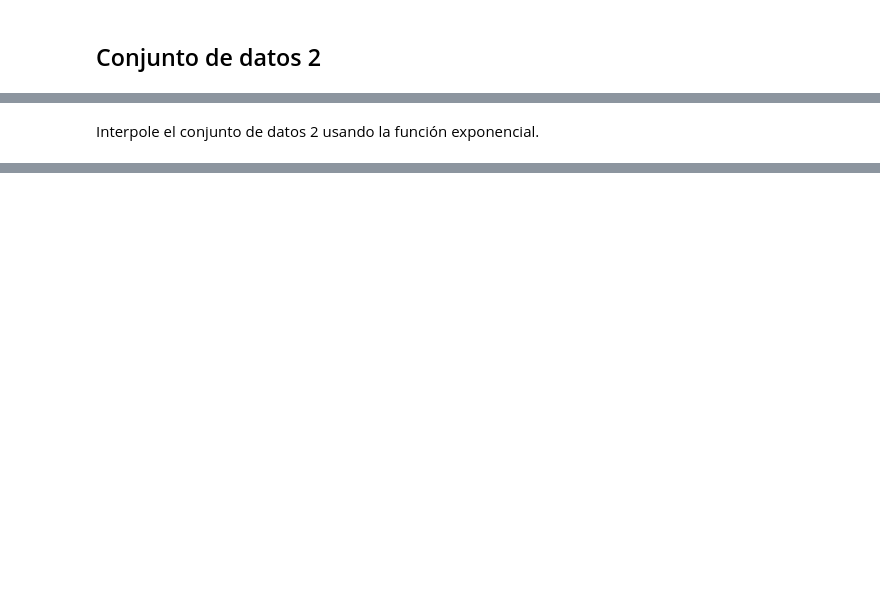
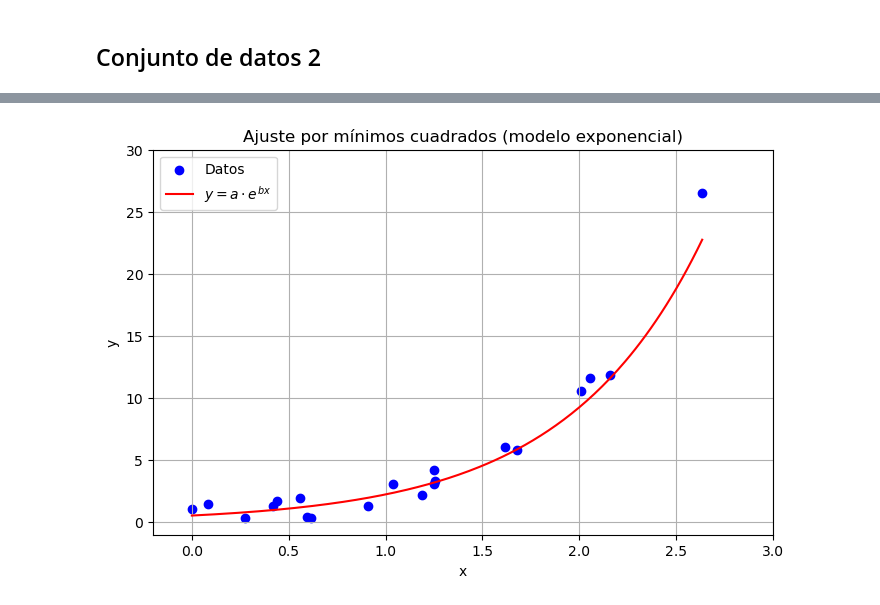
Before and after one commit to Iandres10188/Prueba-02-MN, a Jupyter notebook: min_cuadrados.ipynb, the cells around one changed output, grey strips where cells are left out. Saved outputs shown, nothing was run; the diff lists cells and outputs as text; code cells hidden in the pictures; blank space fills up the shorter version.

```diff
--- a/min_cuadrados.ipynb
+++ b/min_cuadrados.ipynb
@@ -265,2 +241,34 @@ plt.show()
-# %% [markdown]
-Interpole el conjunto de datos 2 usando la función exponencial.
+# %%
+import numpy as np
+import matplotlib.pyplot as plt
+
+# Definir derivadas parciales para el modelo log(y) = ln(a) + bx
+def der_parcial_0(xs, ys):
+    Y = np.log(ys)
+    return [len(xs), np.sum(xs), np.sum(Y)]
+
+def der_parcial_1(xs, ys):
+    Y = np.log(ys)
+    return [np.sum(xs), np.sum(np.array(xs)**2), np.sum(np.array(xs) * Y)]
+
+# Ajustar el modelo log(y) = ln(a) + bx
+m, b = ajustar_min_cuadrados(xs2, ys2, gradiente=[der_parcial_0, der_parcial_1])
+a = np.exp(m)  # porque m = ln(a)
+
+# Generar la curva ajustada
+x = np.linspace(min(xs2), max(xs2), 200)
+y = a * np.exp(b * x)
+
+# Graficar
+plt.figure(figsize=(8, 5))
+plt.scatter(xs2, ys2, label="Datos", color="blue")
+plt.plot(x, y, color="red", label=r"$y = a \cdot e^{bx}$")
+plt.xlabel("x")
+plt.ylabel("y")
+plt.title("Ajuste por mínimos cuadrados (modelo exponencial)")
+plt.legend()
+plt.xlim(-0.2, 3)
+plt.ylim(-1, 30)
+plt.grid(True)
+plt.show()
+# %% [output]
@@ -266,0 +279 @@ Interpole el conjunto de datos 2 usando la función exponencial.
+[figure, added]
```
Also changed, not shown: parts of 4 cells of this notebook.
